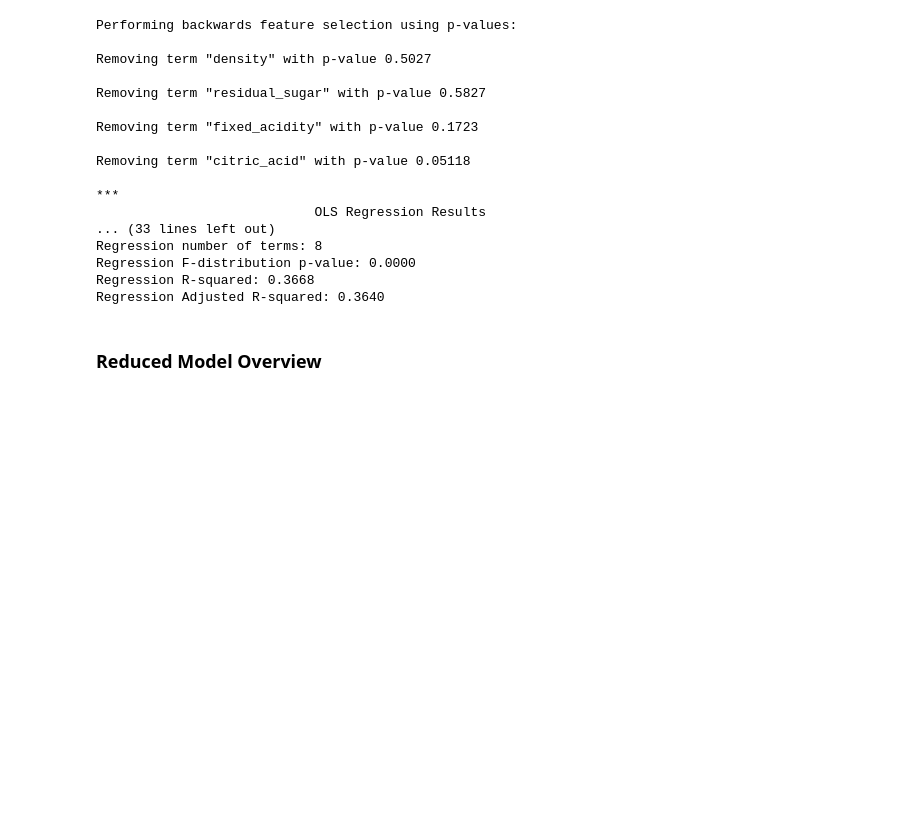
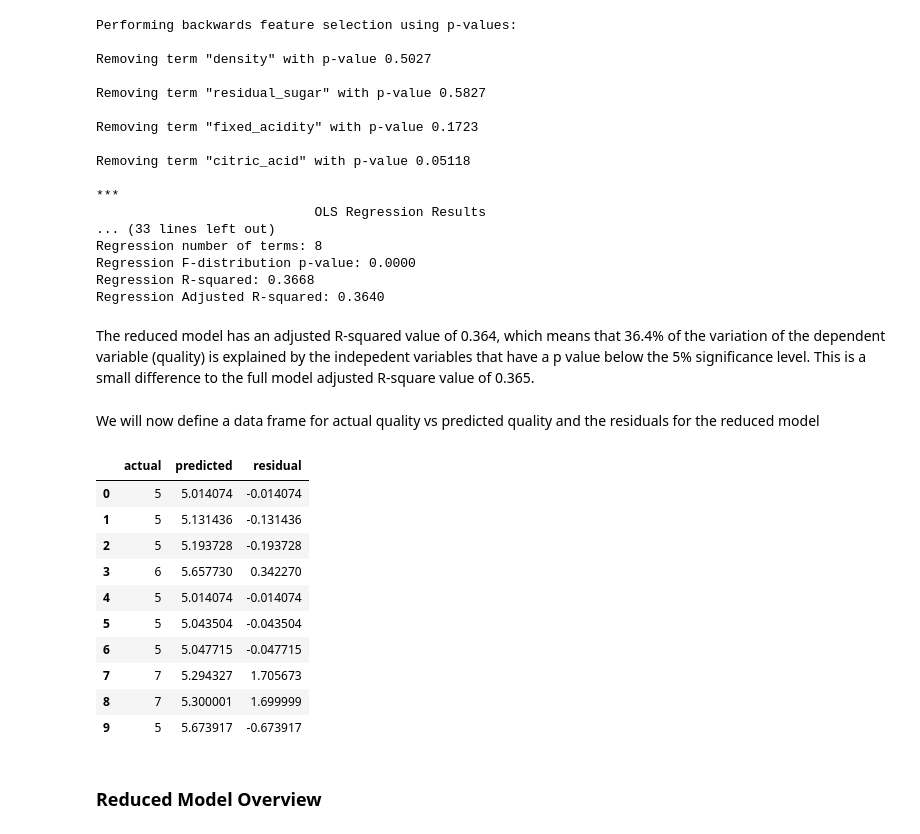
Before and after one commit to Michael-s3943224/MATH2412-Assignment, a Jupyter notebook: Phase2_Group21.ipynb, the cells around one changed output. Saved outputs shown, nothing was run; the diff lists cells and outputs as text; code cells hidden in the pictures; blank space fills up the shorter version.

```diff
--- a/Phase2_Group21.ipynb
+++ b/Phase2_Group21.ipynb
@@ -288,5 +288,26 @@ Regression number of terms: 8
 Regression F-distribution p-value: 0.0000
 Regression R-squared: 0.3668
 Regression Adjusted R-squared: 0.3640
+# %% [markdown]
+The reduced model has an adjusted R-squared value of 0.364, which means that 36.4% of the variation of the dependent variable (quality) is explained by the indepedent variables that have a p value below the 5% significance level. This is a small difference to the full model adjusted R-square value of 0.365.
+# %% [markdown]
+We will now define a data frame for actual quality vs predicted quality and the residuals for the reduced model
+# %%
+residuals_reduced = pd.DataFrame({'actual': df[dep_var],
+                                  'predicted': model_reduced_fitted.fittedvalues,
+                                  'residual': model_reduced_fitted.resid})
+residuals_reduced.head(10)
+# %% [output]
+|  | actual | predicted | residual |
+| 0 | 5 | 5.014074 | -0.014074 |
+| 1 | 5 | 5.131436 | -0.131436 |
+| 2 | 5 | 5.193728 | -0.193728 |
+| 3 | 6 | 5.657730 | 0.342270 |
+| 4 | 5 | 5.014074 | -0.014074 |
+| 5 | 5 | 5.043504 | -0.043504 |
+| 6 | 5 | 5.047715 | -0.047715 |
+| 7 | 7 | 5.294327 | 1.705673 |
+| 8 | 7 | 5.300001 | 1.699999 |
+| 9 | 5 | 5.673917 | -0.673917 |
 # %% [markdown]
 ### Reduced Model Overview
```
Also changed, not shown: parts of 17 cells of this notebook.
